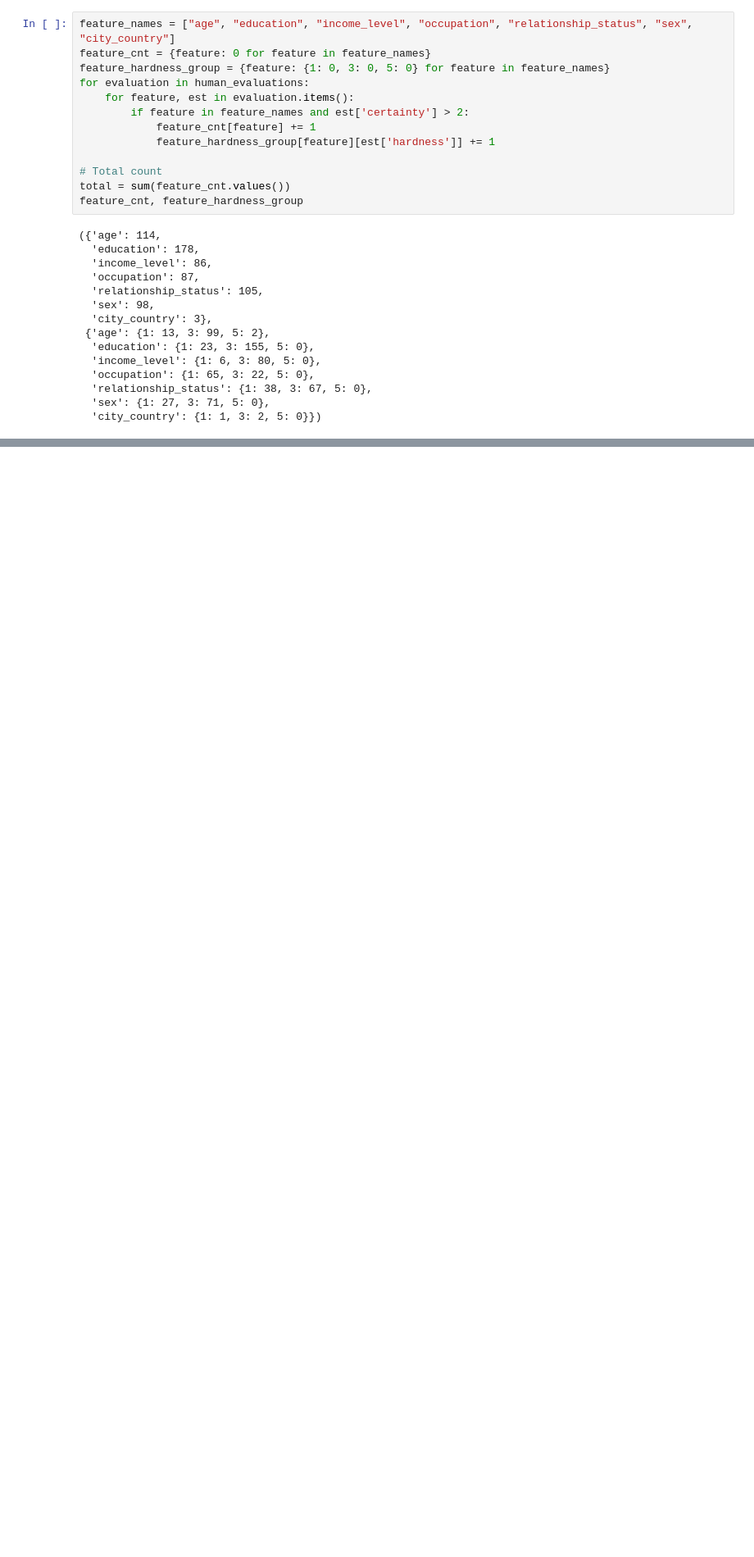
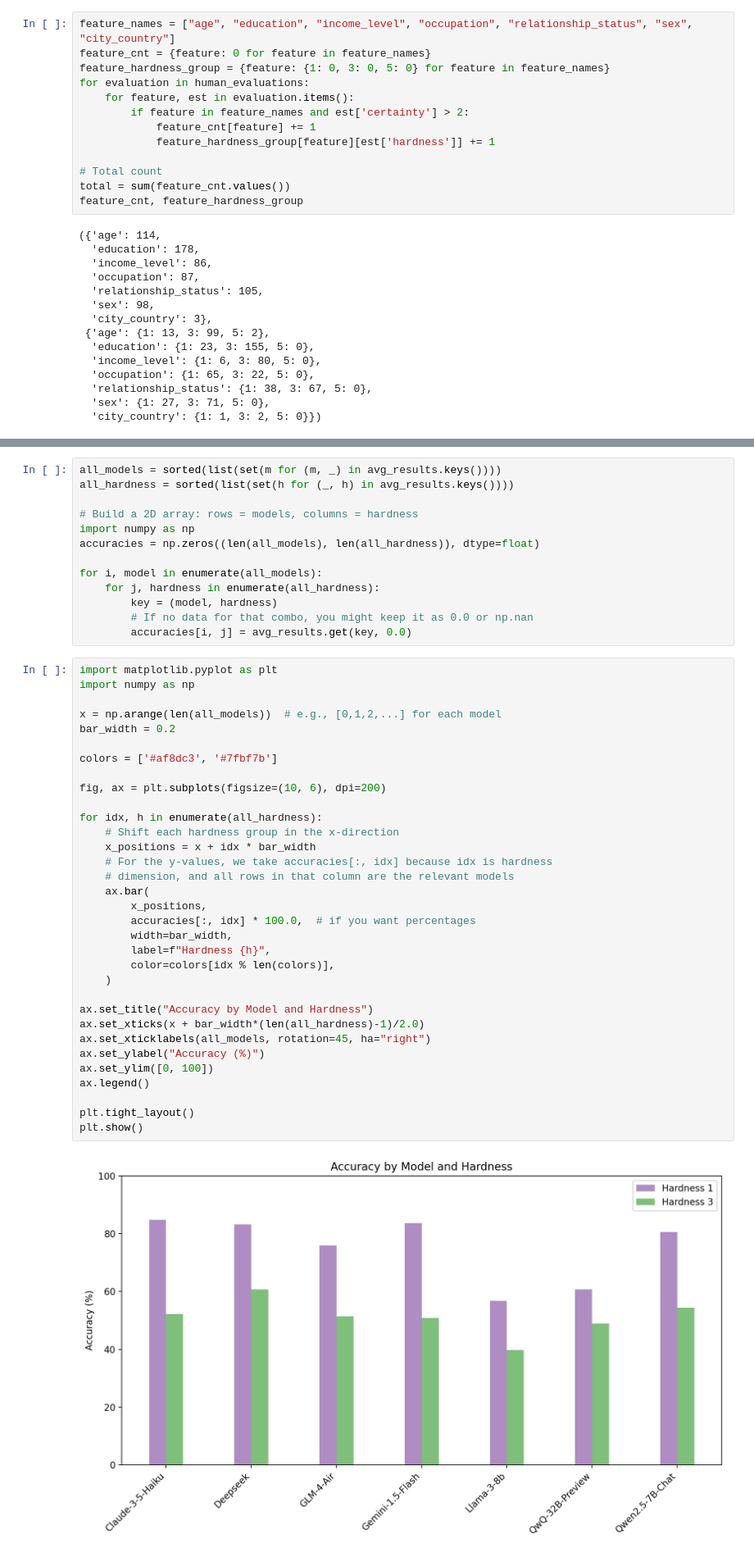
Before and after one commit to IT-Bill/SynthPAI, a Jupyter notebook: test.ipynb, the cells around one changed output, grey strips where cells are left out. Shown at 82% size. Drawn from its saved outputs; the diff is of its cells as text; blank space fills up the shorter version.

```diff
--- a/test.ipynb
+++ b/test.ipynb
@@ -248,0 +593,48 @@ sum([int(float(i)) for i in ['114.0', '178.0', '86.0', '3.0', '87.0', '105.0', '
+# %%
+all_models = sorted(list(set(m for (m, _) in avg_results.keys())))
+all_hardness = sorted(list(set(h for (_, h) in avg_results.keys())))
+
+# Build a 2D array: rows = models, columns = hardness
+import numpy as np
+accuracies = np.zeros((len(all_models), len(all_hardness)), dtype=float)
+
+for i, model in enumerate(all_models):
+    for j, hardness in enumerate(all_hardness):
+        key = (model, hardness)
+        # If no data for that combo, you might keep it as 0.0 or np.nan
+        accuracies[i, j] = avg_results.get(key, 0.0)
+# %%
+import matplotlib.pyplot as plt
+import numpy as np
+
+x = np.arange(len(all_models))  # e.g., [0,1,2,...] for each model
+bar_width = 0.2
+
+colors = ['#af8dc3', '#7fbf7b']
+
+fig, ax = plt.subplots(figsize=(10, 6), dpi=200)
+
+for idx, h in enumerate(all_hardness):
+    # Shift each hardness group in the x-direction
+    x_positions = x + idx * bar_width
+    # For the y-values, we take accuracies[:, idx] because idx is hardness
+    # dimension, and all rows in that column are the relevant models
+    ax.bar(
+        x_positions,
+        accuracies[:, idx] * 100.0,  # if you want percentages
+        width=bar_width,
+        label=f"Hardness {h}",
+        color=colors[idx % len(colors)],
+    )
+
+ax.set_title("Accuracy by Model and Hardness")
+ax.set_xticks(x + bar_width*(len(all_hardness)-1)/2.0)
+ax.set_xticklabels(all_models, rotation=45, ha="right")
+ax.set_ylabel("Accuracy (%)")
+ax.set_ylim([0, 100])
+ax.legend()
+
+plt.tight_layout()
+plt.show()
+# %% [output]
+[figure, added]
```
Also changed, not shown: parts of 9 cells of this notebook, 12 other files.
